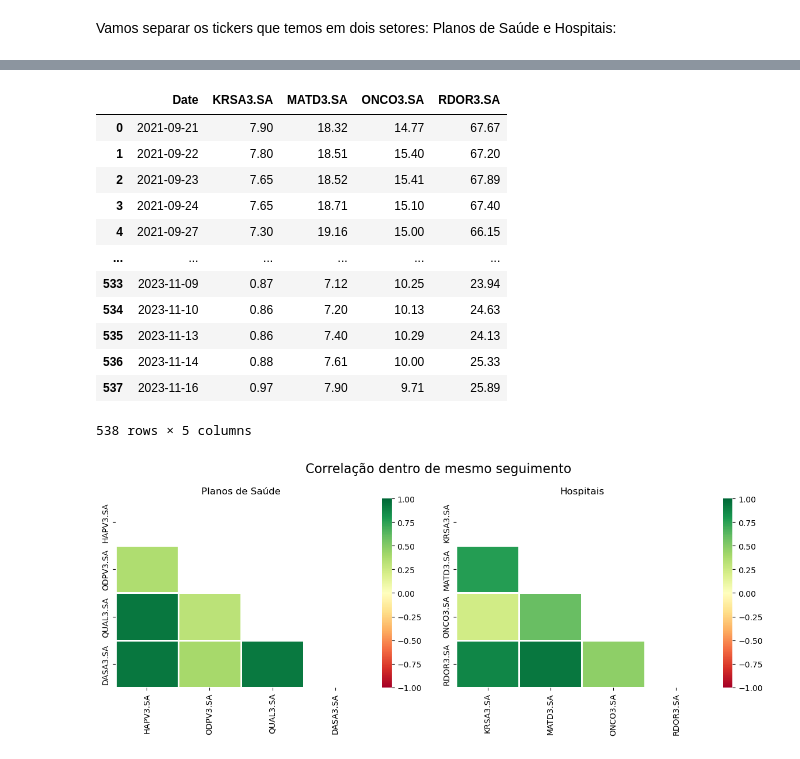
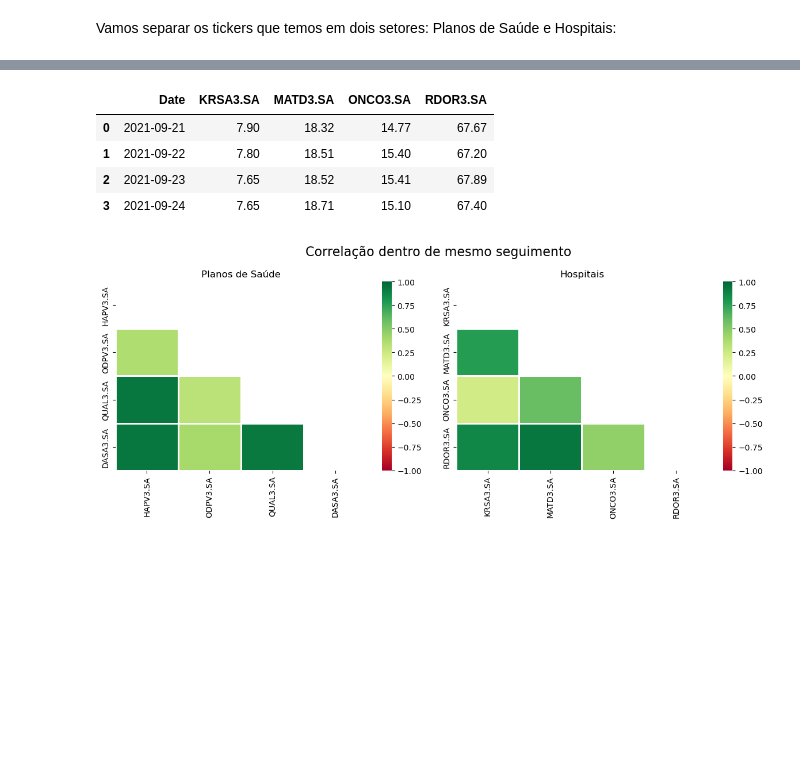
Before and after one commit to carneiro-fernando/EBAC, a Jupyter notebook: Projetos/Projeto_de_Parceria.ipynb, the cells around one changed output, grey strips where cells are left out. Drawn from its saved outputs; the diff is of its cells as text; code cells hidden in the pictures; blank space fills up the shorter version.

```diff
--- a/Projetos/Projeto_de_Parceria.ipynb
+++ b/Projetos/Projeto_de_Parceria.ipynb
@@ -275,18 +265,9 @@ ticks_plano_saude_df
-# %%
-ticks_plano_saude_df
-ticks_hospitais_df
-# %% [output]
-|  | Date | KRSA3.SA | MATD3.SA | ONCO3.SA | RDOR3.SA |
-| 0 | 2021-09-21 | 7.90 | 18.32 | 14.77 | 67.67 |
-| 1 | 2021-09-22 | 7.80 | 18.51 | 15.40 | 67.20 |
-| 2 | 2021-09-23 | 7.65 | 18.52 | 15.41 | 67.89 |
-| 3 | 2021-09-24 | 7.65 | 18.71 | 15.10 | 67.40 |
-| 4 | 2021-09-27 | 7.30 | 19.16 | 15.00 | 66.15 |
-| ... | ... | ... | ... | ... | ... |
-| 533 | 2023-11-09 | 0.87 | 7.12 | 10.25 | 23.94 |
-| 534 | 2023-11-10 | 0.86 | 7.20 | 10.13 | 24.63 |
-| 535 | 2023-11-13 | 0.86 | 7.40 | 10.29 | 24.13 |
-| 536 | 2023-11-14 | 0.88 | 7.61 | 10.00 | 25.33 |
-| 537 | 2023-11-16 | 0.97 | 7.90 | 9.71 | 25.89 |
-538 rows × 5 columns
+# %%
+ticks_hospitais_df.head(4)
+# %% [output]
+|  | Date | KRSA3.SA | MATD3.SA | ONCO3.SA | RDOR3.SA |
+| 0 | 2021-09-21 | 7.90 | 18.32 | 14.77 | 67.67 |
+| 1 | 2021-09-22 | 7.80 | 18.51 | 15.40 | 67.20 |
+| 2 | 2021-09-23 | 7.65 | 18.52 | 15.41 | 67.89 |
+| 3 | 2021-09-24 | 7.65 | 18.71 | 15.10 | 67.40 |
 # %%
```
Also changed, not shown: parts of 30 cells of this notebook.
